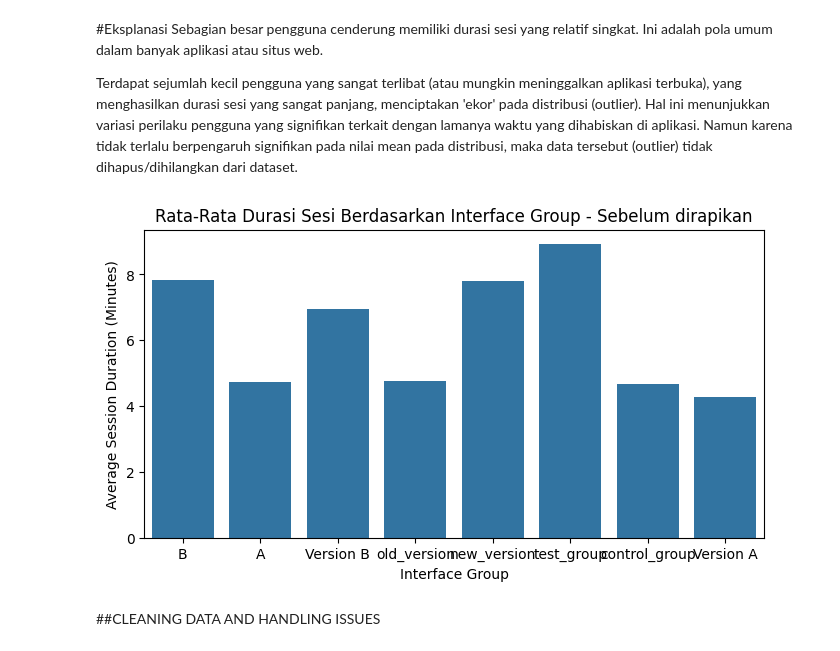
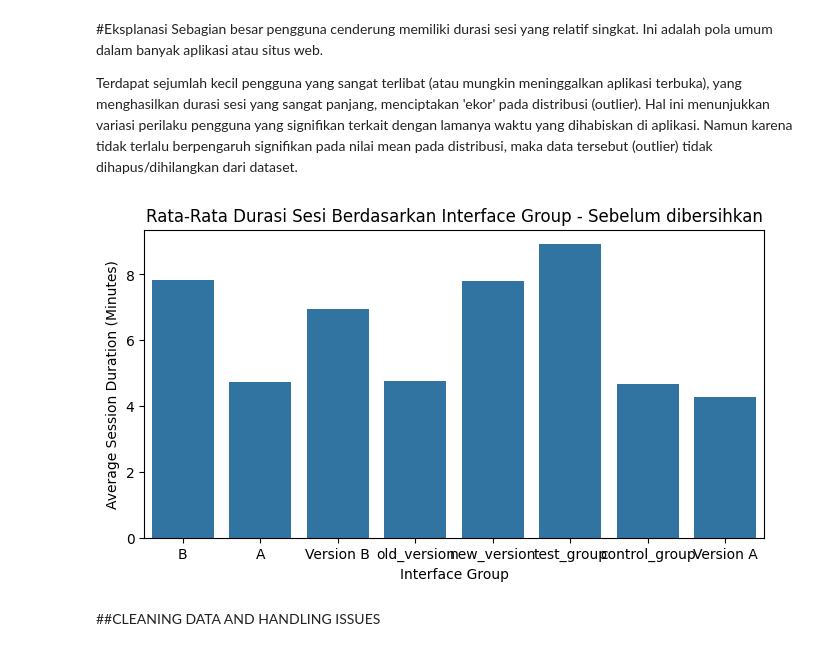
Before and after one commit to firson-creative/wc-datascience-finalproject, a Jupyter notebook: ds_finalproject.ipynb, the cells around one changed output. Cells and saved outputs as stored; diff of their text form; code cells hidden in the pictures.

```diff
--- a/ds_finalproject.ipynb
+++ b/ds_finalproject.ipynb
@@ -109,12 +109,12 @@ Terdapat sejumlah kecil pengguna yang sangat terlibat (atau mungkin meninggalkan
 # %%
 plt.figure(figsize=(8, 4))
 sns.barplot(x='Interface_Group', y='Session_Duration_Minutes', data=df, errorbar=None)
-plt.title('Rata-Rata Durasi Sesi Berdasarkan Interface Group - Sebelum dirapikan')
+plt.title('Rata-Rata Durasi Sesi Berdasarkan Interface Group - Sebelum dibersihkan')
 plt.xlabel('Interface Group')
 plt.ylabel('Average Session Duration (Minutes)')
 plt.show()
 # %% [output]
-[figure, old version]
+[figure, new version]
 # %% [markdown]
 ##CLEANING DATA AND HANDLING ISSUES
 # %% [markdown]
```
Also changed, not shown: parts of 17 cells of this notebook, 1 other file.
